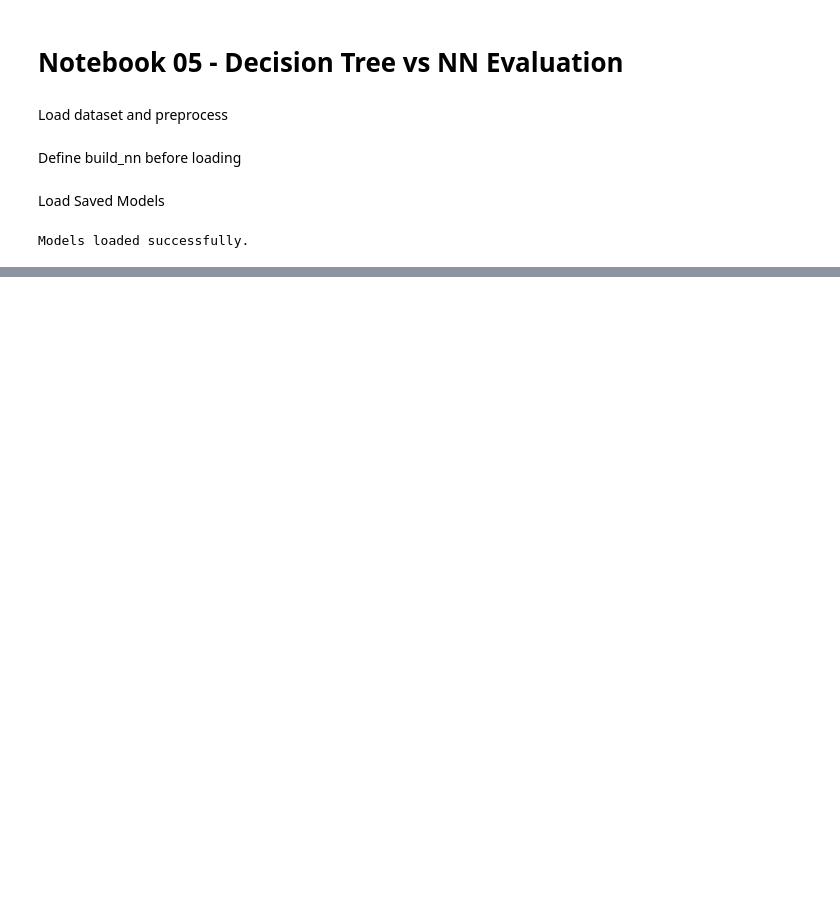
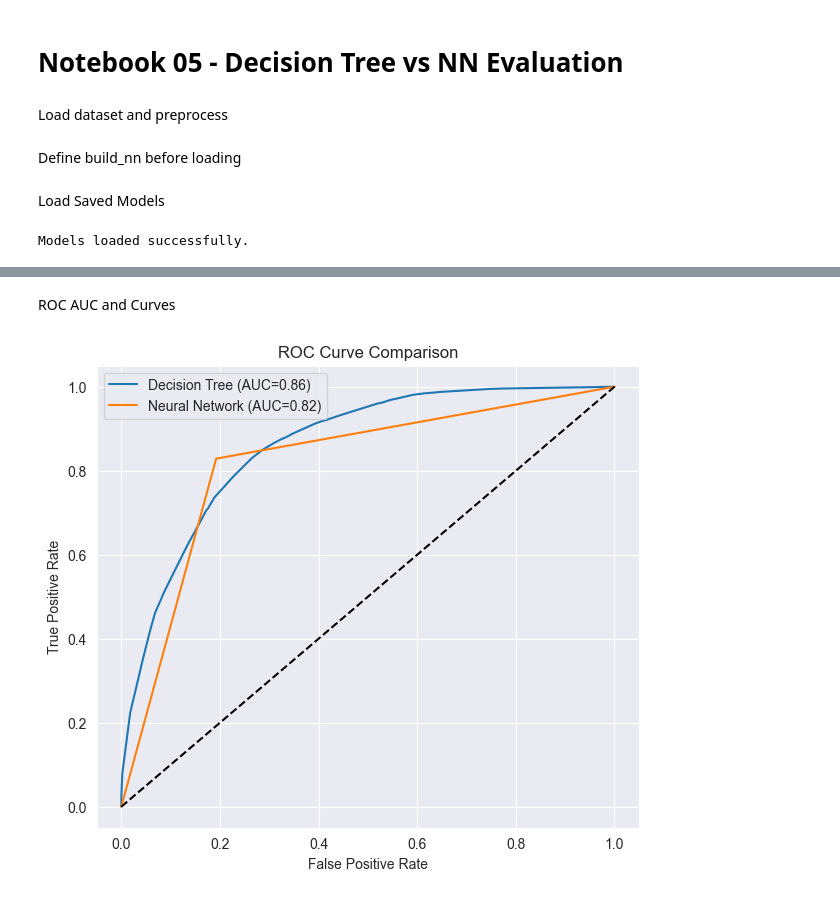
Before and after one commit to Sahan1644/ML-Churn, a Jupyter notebook: notebooks/05 Model Evaluation & Comparison.ipynb, the cells around one changed output, grey strips where cells are left out. Cells and saved outputs as stored; diff of their text form; code cells hidden in the pictures; blank space fills up the shorter version.

```diff
--- a/notebooks/05 Model Evaluation & Comparison.ipynb
+++ b/notebooks/05 Model Evaluation & Comparison.ipynb
@@ -51,0 +112,22 @@ Models loaded successfully.
+# %% [markdown]
+ROC AUC and Curves
+# %%
+# Decision Tree
+dt_auc = roc_auc_score(y, dt_clf.predict_proba(X_pre)[:,1])
+fpr_dt, tpr_dt, _ = roc_curve(y, dt_clf.predict_proba(X_pre)[:,1])
+
+# Neural Network
+nn_auc = roc_auc_score(y, y_pred_nn_prob)
+fpr_nn, tpr_nn, _ = roc_curve(y, y_pred_nn_prob)
+
+plt.figure(figsize=(7,6))
+plt.plot(fpr_dt, tpr_dt, label=f'Decision Tree (AUC={dt_auc:.2f})')
+plt.plot(fpr_nn, tpr_nn, label=f'Neural Network (AUC={nn_auc:.2f})')
+plt.plot([0,1],[0,1], 'k--')
+plt.xlabel('False Positive Rate')
+plt.ylabel('True Positive Rate')
+plt.title('ROC Curve Comparison')
+plt.legend()
+plt.show()
+# %% [output]
+[figure, added]
```
Also changed, not shown: parts of 12 cells of this notebook.
